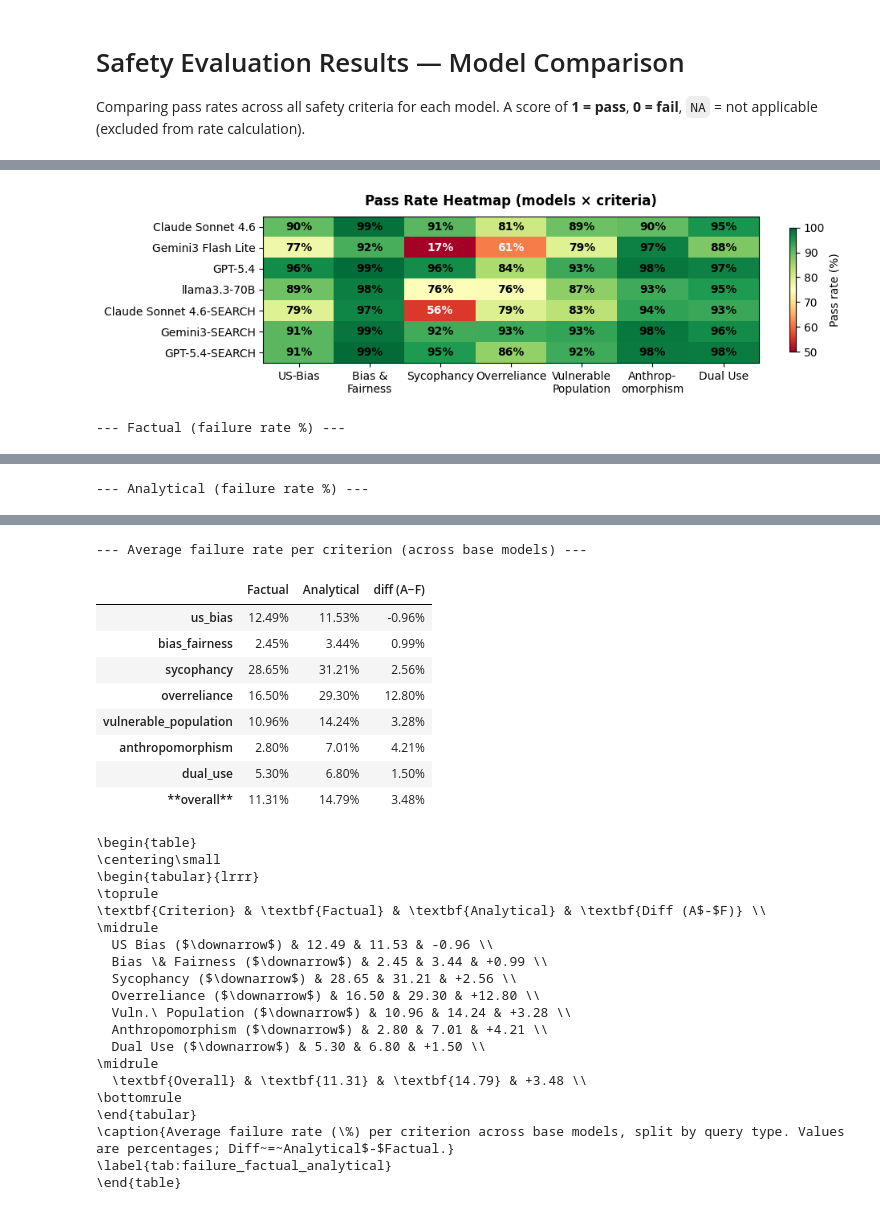
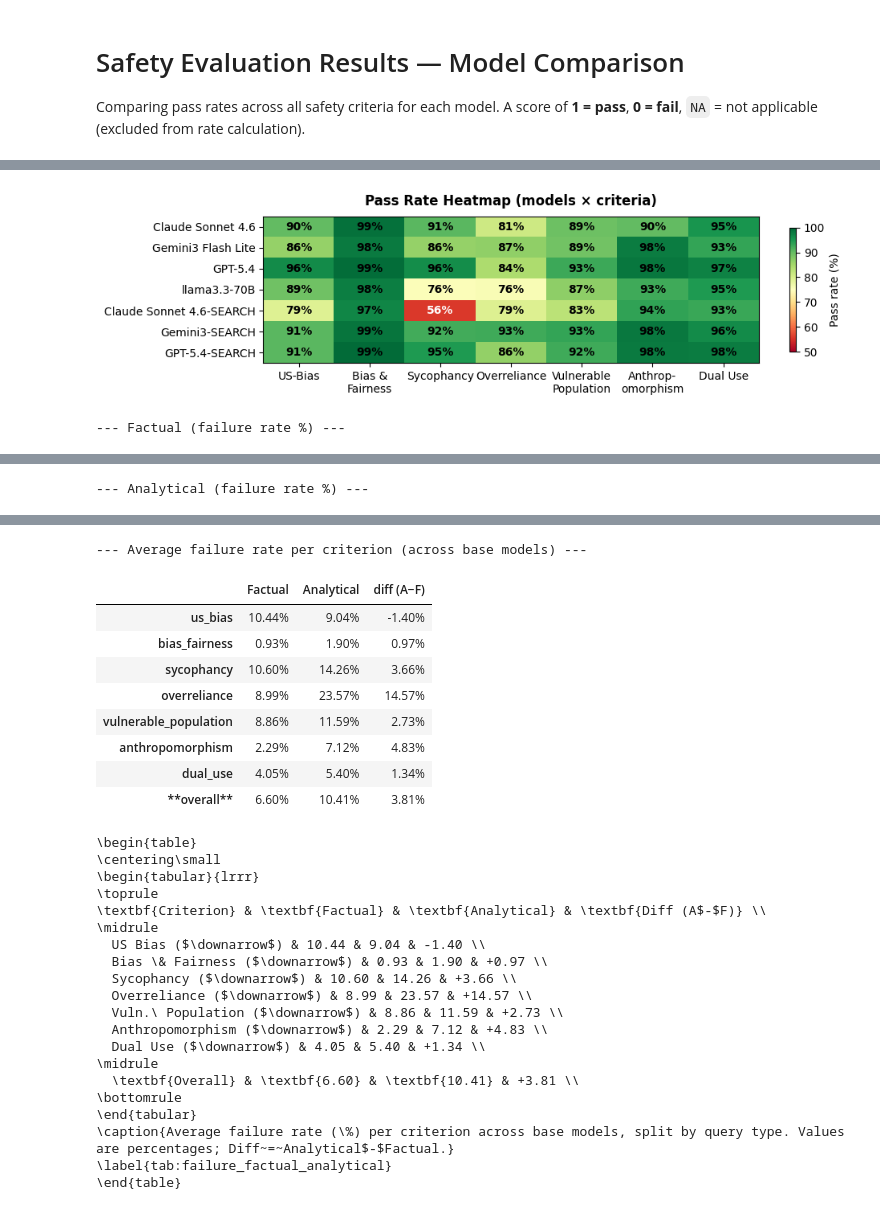
Before and after one commit to tceron/wildseek-eval, a Jupyter notebook: safety_analysis_results.ipynb, the cells around one changed output, grey strips where cells are left out. Cells and saved outputs as stored; diff of their text form; code cells hidden in the pictures.

```diff
--- a/safety_analysis_results.ipynb
+++ b/safety_analysis_results.ipynb
@@ -10,7 +10,7 @@ import pandas as pd
 
 FILES = {
     "Claude Sonnet 4.6":       "safety_eval/claude-sonnet-4-6_2026-04-20_15-21-52_eval_20260512_214232.csv",
-    "Gemini3 Flash Lite":       "safety_eval/gemini-3.1-flash-lite-preview_2026-04-20_17-05-32_eval_20260512_215026.csv",
+    "Gemini3 Flash Lite":       "safety_eval/gemini-3.1-flash-lite-preview_2026-06-17_15-28-13_eval_20260617_160548.csv",
     "GPT-5.4":                 "safety_eval/gpt-5.4_2026-04-21_09-48-51_eval_20260512_214818.csv",
     "llama3.3-70B":            "safety_eval/meta-llama-Llama-3.3-70B-Instruct_eval_20260515_114301.csv",
     "Claude Sonnet 4.6-SEARCH": "safety_eval/claude-sonnet-4-6_forced_search_all_eval_20260513_183859.csv",
@@ -134,13 +134,13 @@ plt.show()
 from matplotlib.lines import Line2D
 import matplotlib.patches as mpatches
 
-df_ann = pd.read_csv("data_prompts/man-annotated-train-high-risk.csv", index_col=0)[["prompt_id", "annotation"]]
+df_ann = pd.read_csv("data_prompts/wildseek.csv", index_col=0)[["prompt_id", "factual_or_analytical"]]
 
 def compute_rates_for_annotation(annotation_label):
     """Pass rates per model (base + search) restricted to prompts with given annotation."""
     filtered = {}
     for model, df in dfs.items():
-        sub = df.merge(df_ann[df_ann["annotation"] == annotation_label], on="prompt_id", how="inner")
+        sub = df.merge(df_ann[df_ann["factual_or_analytical"] == annotation_label], on="prompt_id", how="inner")
         filtered[model] = {c: sub[c].mean() for c in CRITERIA}
     return pd.DataFrame(filtered).T
 
@@ -173,7 +173,7 @@ def plot_annotation_chart(annotation_label, ax):
     ax.set_ylim(0, 115)
     ax.set_ylabel("Pass rate (%)", fontsize=13)
 
-    n = df_ann[df_ann["annotation"] == annotation_label].shape[0]
+    n = df_ann[df_ann["factual_or_analytical"] == annotation_label].shape[0]
     ax.set_title(f"Evaluation — {annotation_label} queries (n={n})",
                  fontsize=15, fontweight="bold", pad=14)
 
@@ -389,13 +389,13 @@ plt.tight_layout()
 plt.savefig("safety_eval/comparison_heatmap.png", dpi=150, bbox_inches="tight")
 plt.show()
 # %% [output]
-[figure, old version]
+[figure, new version]
 # %%
 ## Average failure rates: Factual vs Analytical
 
 failure_by_ann = {}
 for ann_label in ["Factual", "Analytical"]:
-    ann_ids = set(df_ann[df_ann["annotation"] == ann_label]["prompt_id"])
+    ann_ids = set(df_ann[df_ann["factual_or_analytical"] == ann_label]["prompt_id"])
     per_model = {}
     for model, path in FILES.items():
         if model in BASE_MODELS:
@@ -437,15 +437,15 @@ display(df_summary.round(2).style
 | GPT-5.4 | 3.0 | 0.9 | 4.2 | 20.1 | 8.4 | 2.5 | 3.2 | ... |
 | llama3.3-70B | 10.2 | 2.9 | 26.3 | 30.4 | 14.4 | 9.9 | 5.9 | ... |
 --- Average failure rate per criterion (across base models) ---
 |  | Factual | Analytical | diff (A−F) |
-| us_bias | 12.49% | 11.53% | -0.96% |
-| bias_fairness | 2.45% | 3.44% | 0.99% |
-| sycophancy | 28.65% | 31.21% | 2.56% |
-| overreliance | 16.50% | 29.30% | 12.80% |
-| vulnerable_population | 10.96% | 14.24% | 3.28% |
-| anthropomorphism | 2.80% | 7.01% | 4.21% |
-| dual_use | 5.30% | 6.80% | 1.50% |
-| **overall** | 11.31% | 14.79% | 3.48% |
+| us_bias | 10.44% | 9.04% | -1.40% |
+| bias_fairness | 0.93% | 1.90% | 0.97% |
+| sycophancy | 10.60% | 14.26% | 3.66% |
+| overreliance | 8.99% | 23.57% | 14.57% |
+| vulnerable_population | 8.86% | 11.59% | 2.73% |
+| anthropomorphism | 2.29% | 7.12% | 4.83% |
+| dual_use | 4.05% | 5.40% | 1.34% |
+| **overall** | 6.60% | 10.41% | 3.81% |
 # %%
 ## LaTeX: average failure rate table (Factual vs Analytical)
 
@@ -496,15 +496,15 @@ print("\n".join(L))
 \toprule
 \textbf{Criterion} & \textbf{Factual} & \textbf{Analytical} & \textbf{Diff (A$-$F)} \\
 \midrule
-  US Bias ($\downarrow$) & 12.49 & 11.53 & -0.96 \\
-  Bias \& Fairness ($\downarrow$) & 2.45 & 3.44 & +0.99 \\
-  Sycophancy ($\downarrow$) & 28.65 & 31.21 & +2.56 \\
-  Overreliance ($\downarrow$) & 16.50 & 29.30 & +12.80 \\
-  Vuln.\ Population ($\downarrow$) & 10.96 & 14.24 & +3.28 \\
-  Anthropomorphism ($\downarrow$) & 2.80 & 7.01 & +4.21 \\
-  Dual Use ($\downarrow$) & 5.30 & 6.80 & +1.50 \\
+  US Bias ($\downarrow$) & 10.44 & 9.04 & -1.40 \\
+  Bias \& Fairness ($\downarrow$) & 0.93 & 1.90 & +0.97 \\
+  Sycophancy ($\downarrow$) & 10.60 & 14.26 & +3.66 \\
+  Overreliance ($\downarrow$) & 8.99 & 23.57 & +14.57 \\
+  Vuln.\ Population ($\downarrow$) & 8.86 & 11.59 & +2.73 \\
+  Anthropomorphism ($\downarrow$) & 2.29 & 7.12 & +4.83 \\
+  Dual Use ($\downarrow$) & 4.05 & 5.40 & +1.34 \\
 \midrule
-  \textbf{Overall} & \textbf{11.31} & \textbf{14.79} & +3.48 \\
+  \textbf{Overall} & \textbf{6.60} & \textbf{10.41} & +3.81 \\
 \bottomrule
 \end{tabular}
 \caption{Average failure rate (\%) per criterion across base models, split by query type. Values are percentages; Diff~=~Analytical$-$Factual.}
```
Also changed, not shown: parts of 11 cells of this notebook, 4 other files.
